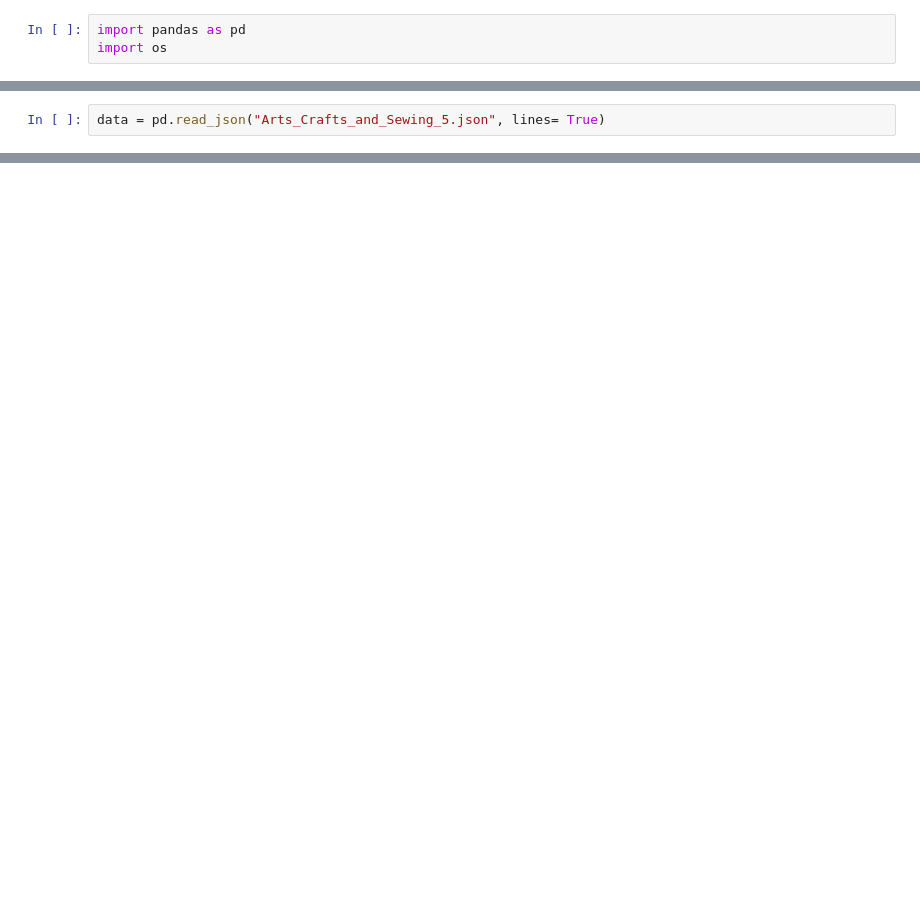
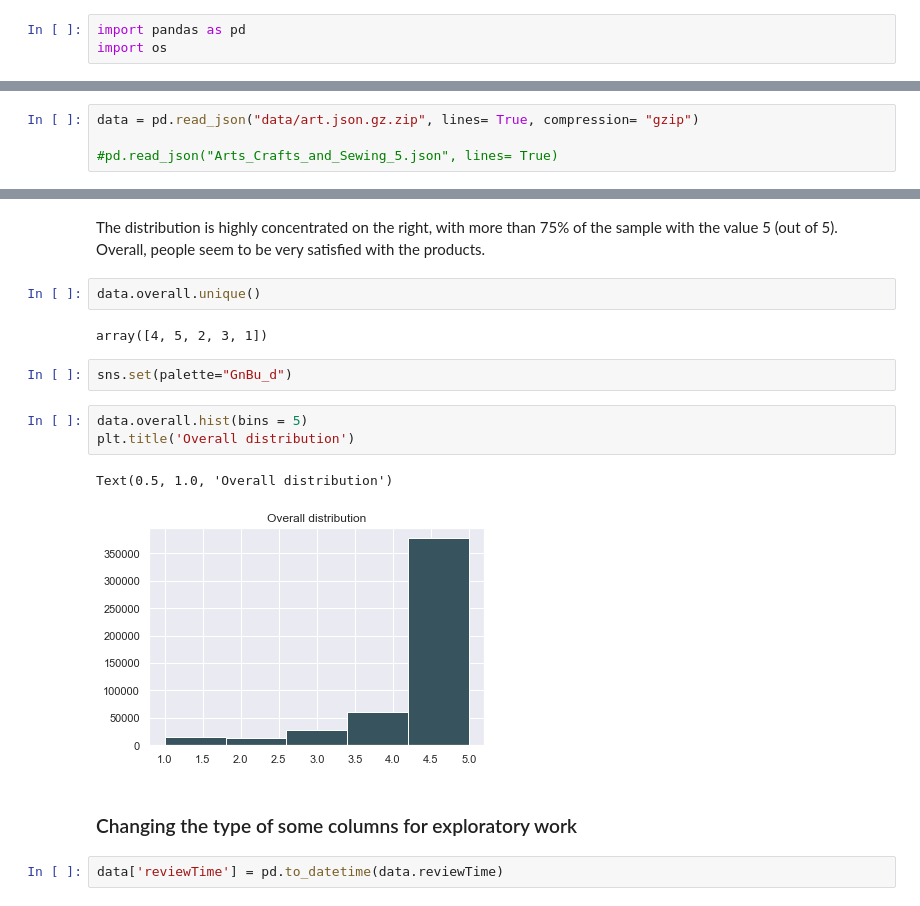
Before and after one commit to choslo/amazon_reviews, a Jupyter notebook: NLP_project.ipynb, the cells around one changed output, grey strips where cells are left out. Drawn from its saved outputs; the diff is of its cells as text; blank space fills up the shorter version.

Commit message:
some exploratory work

```diff
--- a/NLP_project.ipynb
+++ b/NLP_project.ipynb
@@ -6,5 +13,7 @@ import os
 # %%
-data = pd.read_json("Arts_Crafts_and_Sewing_5.json", lines= True)
+data = pd.read_json("data/art.json.gz.zip", lines= True, compression= "gzip")
+
+#pd.read_json("Arts_Crafts_and_Sewing_5.json", lines= True)
 # %%
 data.head(5)
 # %% [output]
@@ -16,0 +69,18 @@ data.head(5)
+# %% [markdown]
+The distribution is highly concentrated on the right, with more than 75% of the sample with the value 5 (out of 5). Overall, people seem to be very satisfied with the products.
+# %%
+data.overall.unique()
+# %% [output]
+array([4, 5, 2, 3, 1])
+# %%
+sns.set(palette="GnBu_d")
+# %%
+data.overall.hist(bins = 5)
+plt.title('Overall distribution')
+# %% [output]
+Text(0.5, 1.0, 'Overall distribution')
+[figure, added]
+# %% [markdown]
+### Changing the type of some columns for exploratory work
+# %%
+data['reviewTime'] = pd.to_datetime(data.reviewTime)
```
Also changed, not shown: parts of 68 cells of this notebook, 3 other files.
